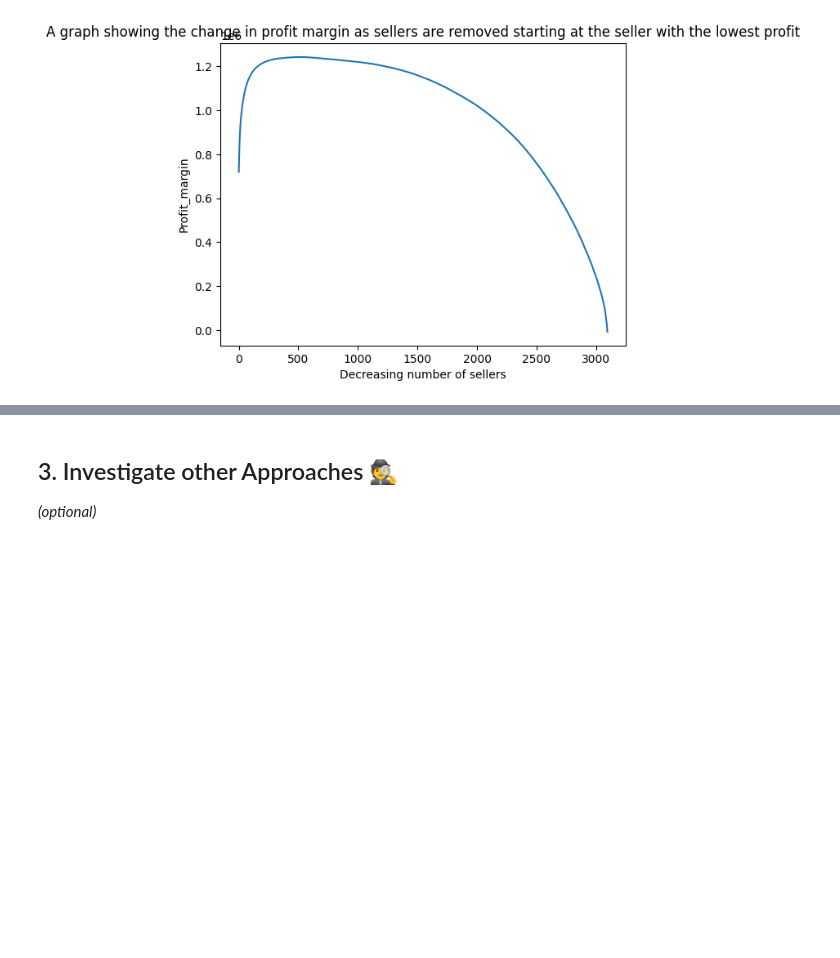
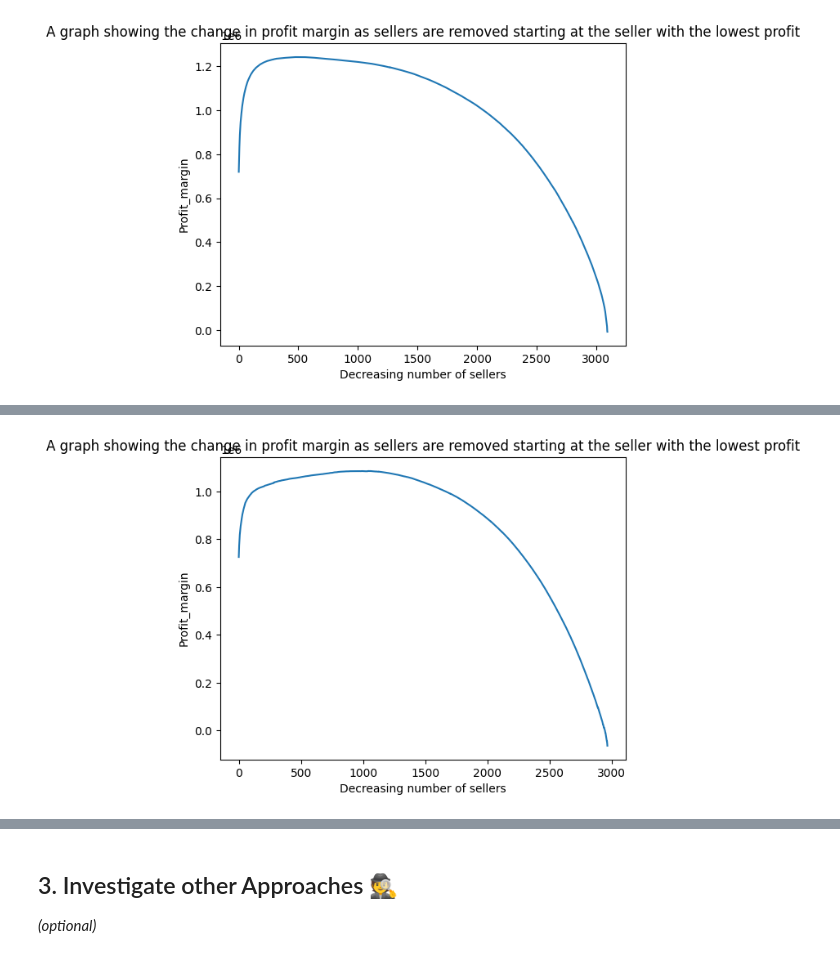
Before and after one commit to E-Brown96/data-recap_ceo_request, a Jupyter notebook: ceo_request.ipynb, the cells around one changed output, grey strips where cells are left out. Saved outputs shown, nothing was run; the diff lists cells and outputs as text; code cells hidden in the pictures; blank space fills up the shorter version.

```diff
--- a/ceo_request.ipynb
+++ b/ceo_request.ipynb
@@ -372,0 +342,26 @@ plt.show()
+# %%
+gross_profit = sorted_sellers.profits.sum()
+# %%
+sorted_sellers['cumulative profits']=sorted_sellers.profits.cumsum()
+sorted_sellers_1 = sorted_sellers.copy()
+sorted_sellers_1['cumulative orders']=sorted_sellers_1.n_orders.cumsum()
+sorted_sellers_1['index'] = (sorted_sellers.index+1)
+sorted_sellers_2 = sorted_sellers_1.copy()
+# %%
+profit_margin_2 = []
+
+index_values_2 = sorted_sellers_2.index.to_list()
+
+for i in range(1,len(index_values_2)):
+    positive_index = len(sorted_sellers_2) - i
+    IT_costs(sorted_sellers_2['index'][positive_index],sorted_sellers_2['cumulative orders'][positive_index])
+    profit_margin_2.append(gross_profit - IT_costs(sorted_sellers_2['index'][positive_index],sorted_sellers_2['cumulative orders'][positive_index]) - sorted_sellers_2['cumulative profits'][i])
+# %%
+x = range(len(profit_margin_2))
+plt.plot(x, profit_margin_2)
+plt.xlabel('Decreasing number of sellers')
+plt.ylabel('Profit_margin')
+plt.title('A graph showing the change in profit margin as sellers are removed starting at the seller with the lowest profit')
+plt.show()
+# %% [output]
+[figure, added]
```
Also changed, not shown: parts of 9 cells of this notebook.
